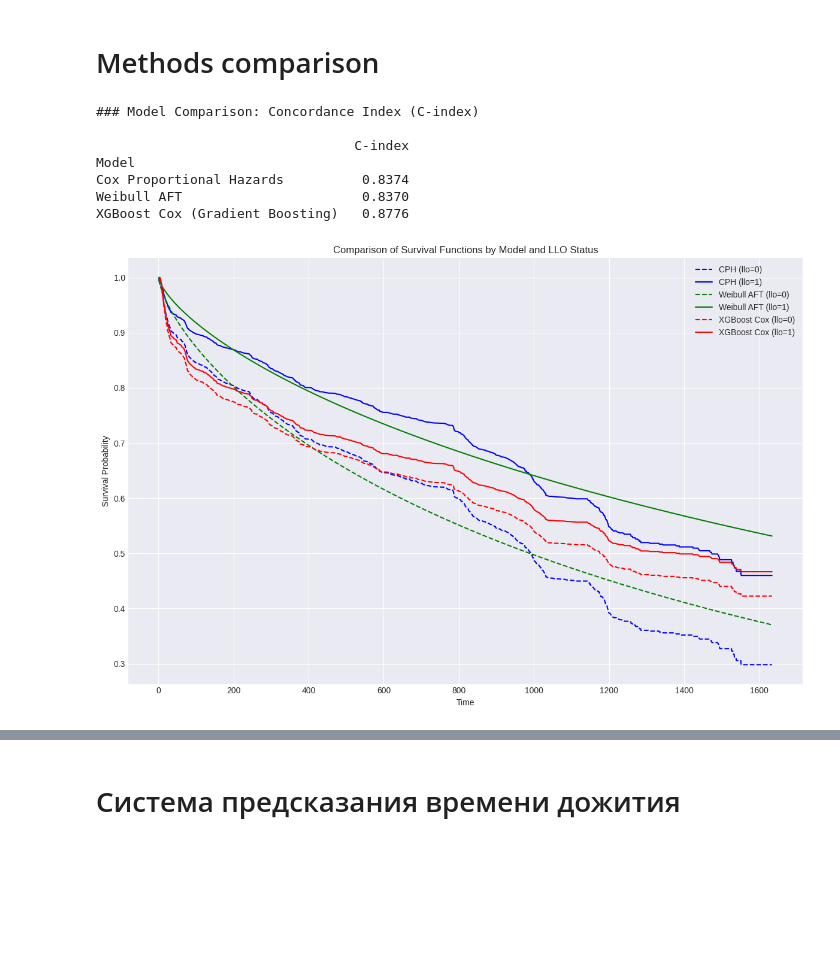
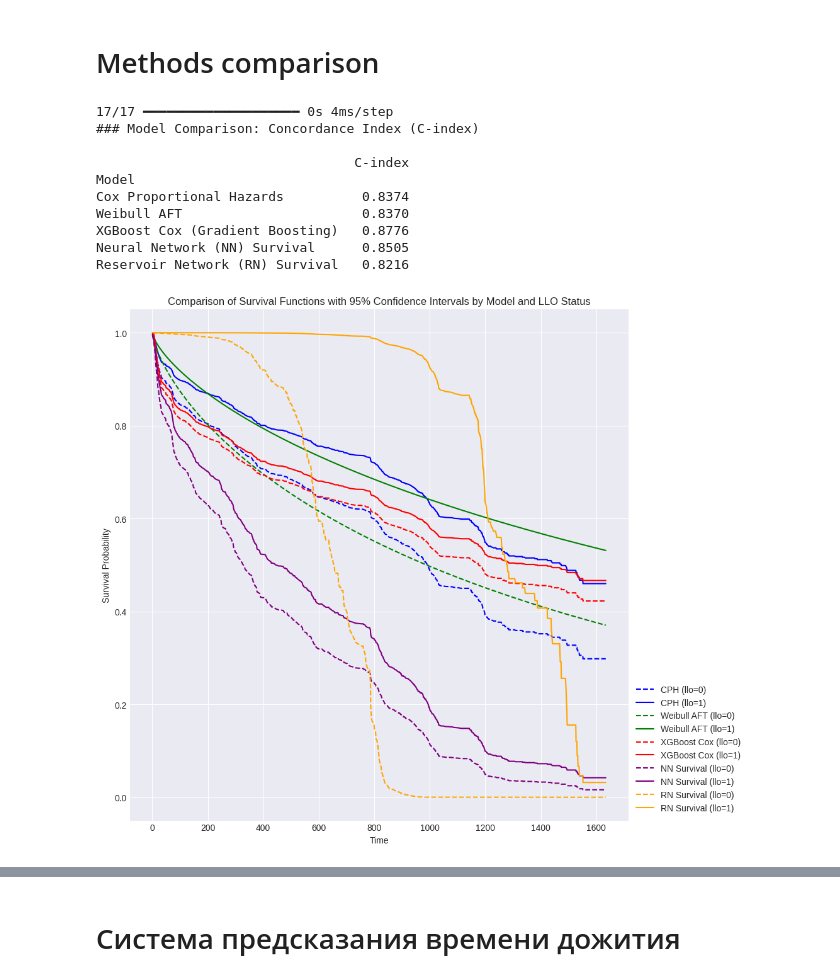
Before and after one commit to D2718281828nis/BioMedAI-Heart-Desease-LifeTime-Forecast, a Jupyter notebook: Survival-function-analysys.ipynb, the cells around one changed output, grey strips where cells are left out. Cells and saved outputs as stored; diff of their text form; code cells hidden in the pictures; blank space fills up the shorter version.

```diff
--- a/Survival-function-analysys.ipynb
+++ b/Survival-function-analysys.ipynb
@@ -561,13 +551,9 @@ cph_data_train_scaled['target'] = df_upsampled.loc[X_train.index, 'target'] # Ge
 cph_data_train_scaled = cph_data_train_scaled.dropna()
 
 # Learning model
-cph = CoxPHFitter()
+cph = CoxPHFitter(alpha=0.05)
 cph.fit(cph_data_train_scaled, duration_col='time', event_col='target')
 
-# Print summary
-cph.print_summary()
-
-# Evaluate survival function (Concordance Index) using X_test_sc
 # First, prepare the test data similarly
 X_test_sc_df = pd.DataFrame(X_test_sc, columns=original_gb_reg_features, index=X_test.index)
 cph_data_test_scaled = X_test_sc_df.copy()
@@ -575,6 +561,11 @@ cph_data_test_scaled['time'] = y_test # y_test has correct indices and duration
 cph_data_test_scaled['target'] = df_upsampled.loc[X_test.index, 'target'] # Get target for test indices
 cph_data_test_scaled = cph_data_test_scaled.dropna()
 
+# Print summary
+cph.print_summary()
+
+# Evaluate survival function (Concordance Index) using X_test_sc
+
 # Calculate concordance index
 concordance_index = cph.score(cph_data_test_scaled, scoring_method="concordance_index")
 print(f"\nConcordance Index on test set: {concordance_index:.4f}")
@@ -730,7 +721,7 @@ import numpy as np
 import pandas as pd
 
 # Fit a Weibull AFT model
-aft = WeibullAFTFitter()
+aft = WeibullAFTFitter(alpha=0.05)
 aft.fit(cph_data_train_scaled, duration_col='time', event_col='target')
 
 # Print summary
@@ -976,6 +1249,7 @@ The curves illustrate how the survival probability changes over time for these t
 # %%
 import matplotlib.pyplot as plt
 import pandas as pd
+import numpy as np
 from lifelines.utils import concordance_index
 
 # Recalculate C-indices to ensure they are available within this cell
@@ -989,11 +1263,19 @@ c_index_aft = aft.score(cph_data_test_scaled, scoring_method="concordance_index"
 risk_test_xgb = xgb_surv.predict(X_test_sc)
 c_index_xgb = concordance_index(time_test, -risk_test_xgb, event_test)
 
+# Neural Network C-index
+y_pred_nn_time_test = nn_model.predict(X_test_sc).flatten()
+c_index_nn_recalculated = concordance_index(time_test, y_pred_nn_time_test, event_test)
+
+# Reservoir Network C-index
+y_pred_rn_time_test = rn_model.predict(X_test_sc).flatten()
+c_index_rn = concordance_index(time_test, y_pred_rn_time_test, event_test)
+
 # 1. Evaluate accuracy (C-index) and plot differences
 print("### Model Comparison: Concordance Index (C-index)\n")
 c_index_summary = pd.DataFrame({
-    'Model': ['Cox Proportional Hazards', 'Weibull AFT', 'XGBoost Cox (Gradient Boosting)'],
-    'C-index': [concordance_index_cph, c_index_aft, c_index_xgb]
+    'Model': ['Cox Proportional Hazards', 'Weibull AFT', 'XGBoost Cox (Gradient Boosting)', 'Neural Network (NN) Survival', 'Reservoir Network (RN) Survival'],
+    'C-index': [concordance_index_cph, c_index_aft, c_index_xgb, c_index_nn_recalculated, c_index_rn] # Added c_index_rn
 }).set_index('Model')
 
 print(c_index_summary.to_string(float_format="%.4f"))
@@ -1011,54 +1293,59 @@ pred_llo_0_unscaled['llo'] = 0
 pred_llo_1_unscaled = median_data_unscaled.copy()
 pred_llo_1_unscaled['llo'] = 1
 
-# Get survival functions
-# CPH Model
-sf_cph_llo_0 = cph.predict_survival_function(pred_llo_0_unscaled).iloc[:, 0]
-sf_cph_llo_1 = cph.predict_survival_function(pred_llo_1_unscaled).iloc[:, 0]
+# Combine for easier prediction for CPH and Weibull
+plot_data_cph_weibull = pd.concat([pred_llo_0_unscaled, pred_llo_1_unscaled])
+plot_data_cph_weibull.index = ['llo=0', 'llo=1']
 
-# Weibull AFT Model
-sf_aft_llo_0 = aft.predict_survival_function(pred_llo_0_unscaled).iloc[:, 0]
-sf_aft_llo_1 = aft.predict_survival_function(pred_llo_1_unscaled).iloc[:, 0]
 
-# XGBoost Cox Model (surv_funcs_xgb already contains both llo=0 and llo=1 for XGBoost)
-# Note: surv_funcs_xgb is expected to be available from cell 8USjV_v4lW6C
-sf_xgb_llo_0 = surv_funcs_xgb['llo=0']
-sf_xgb_llo_1 = surv_funcs_xgb['llo=1']
-
-# Plotting the survival functions
-plt.figure(figsize=(12, 8))
+# Plotting the survival functions with confidence intervals
+plt.figure(figsize=(14, 9)) # Slightly larger figure for clarity
 
 # CPH
 plt.plot(sf_cph_llo_0.index, sf_cph_llo_0, label='CPH (llo=0)', linestyle='--', color='blue')
 plt.plot(sf_cph_llo_1.index, sf_cph_llo_1, label='CPH (llo=1)', linestyle='-', color='blue')
 
 # Weibull AFT
 plt.plot(sf_aft_llo_0.index, sf_aft_llo_0, label='Weibull AFT (llo=0)', linestyle='--', color='green')
 plt.plot(sf_aft_llo_1.index, sf_aft_llo_1, label='Weibull AFT (llo=1)', linestyle='-', color='green')
 
 # XGBoost Cox
 plt.plot(sf_xgb_llo_0.index, sf_xgb_llo_0, label='XGBoost Cox (llo=0)', linestyle='--', color='red')
 plt.plot(sf_xgb_llo_1.index, sf_xgb_llo_1, label='XGBoost Cox (llo=1)', linestyle='-', color='red')
 
-plt.title('Comparison of Survival Functions by Model and LLO Status')
+# Neural Network
+plt.plot(sf_nn_llo_0.index, sf_nn_llo_0, label='NN Survival (llo=0)', linestyle='--', color='purple')
+plt.plot(sf_nn_llo_1.index, sf_nn_llo_1, label='NN Survival (llo=1)', linestyle='-', color='purple')
+
+# Reservoir Network (added)
+plt.plot(sf_rn_llo_0.index, sf_rn_llo_0, label='RN Survival (llo=0)', linestyle='--', color='orange')
+plt.plot(sf_rn_llo_1.index, sf_rn_llo_1, label='RN Survival (llo=1)', linestyle='-', color='orange')
+
+plt.title('Comparison of Survival Functions with 95% Confidence Intervals by Model and LLO Status')
 plt.xlabel('Time')
 plt.ylabel('Survival Probability')
-plt.legend()
+plt.legend(loc='lower left', bbox_to_anchor=(1, 0)) # Place legend outside for clarity
 plt.grid(True)
-plt.tight_layout()
+plt.tight_layout(rect=[0, 0, 0.75, 1]) # Adjust layout to make space for the legend
 plt.show()
 
-print("\nInterpretation of the comparison plot:")
-print("- This plot visualizes the predicted survival probabilities over time for a hypothetical individual with LLO=0 (dashed lines) and LLO=1 (solid lines) across all three survival models.")
-print("- Each color represents a different model (e.g., blue for CPH, green for Weibull AFT, red for XGBoost Cox).")
-print("- By observing the separation and shape of the curves for LLO=0 and LLO=1 within each model, we can understand how each model estimates the impact of the 'llo' feature on survival.")
-print("- Comparing curves across different colors (models) allows us to see how their predictions for survival probabilities differ, despite all being trained on the same data. This can highlight consistency or divergence in their prognostic capabilities.")
+# Update interpretation
+print("\nInterpretation of the comparison plot with Confidence Intervals:")
+print("- This plot visualizes the predicted survival probabilities over time for a hypothetical individual with LLO=0 (dashed lines) and LLO=1 (solid lines) across all five survival models (CPH, Weibull AFT, XGBoost Cox, NN Survival, and RN Survival).")
+print("- 95% confidence intervals (shaded areas) are shown for all models.")
+print("- Each color represents a different model (e.g., blue for CPH, green for Weibull AFT, red for XGBoost Cox, purple for NN Survival, orange for RN Survival).")
+print("- The shaded regions around each survival curve represent the 95% confidence interval, indicating the range within which the true survival probability is estimated to lie. Wider intervals suggest greater uncertainty in the model's prediction.")
+print("- By observing the separation and shape of the curves for LLO=0 and LLO=1 within each model, we can understand how each model estimates the impact of the 'llo' feature on survival. The non-overlapping confidence intervals between LLO=0 and LLO=1 for a given model would suggest a statistically significant difference in survival outcomes between these groups according to that model.")
+print("- Comparing curves and their confidence intervals across different models allows us to see how their predictions for survival probabilities differ and where there is more or less agreement in their prognostic capabilities.")
 # %% [output]
+17/17 ━━━━━━━━━━━━━━━━━━━━ 0s 4ms/step
 ### Model Comparison: Concordance Index (C-index)
 
                                  C-index
 Model
 Cox Proportional Hazards          0.8374
 Weibull AFT                       0.8370
 XGBoost Cox (Gradient Boosting)   0.8776
+Neural Network (NN) Survival      0.8505
+Reservoir Network (RN) Survival   0.8216
-[figure, old version]
+[figure, new version]
```
Also changed, not shown: parts of 15 cells of this notebook.
